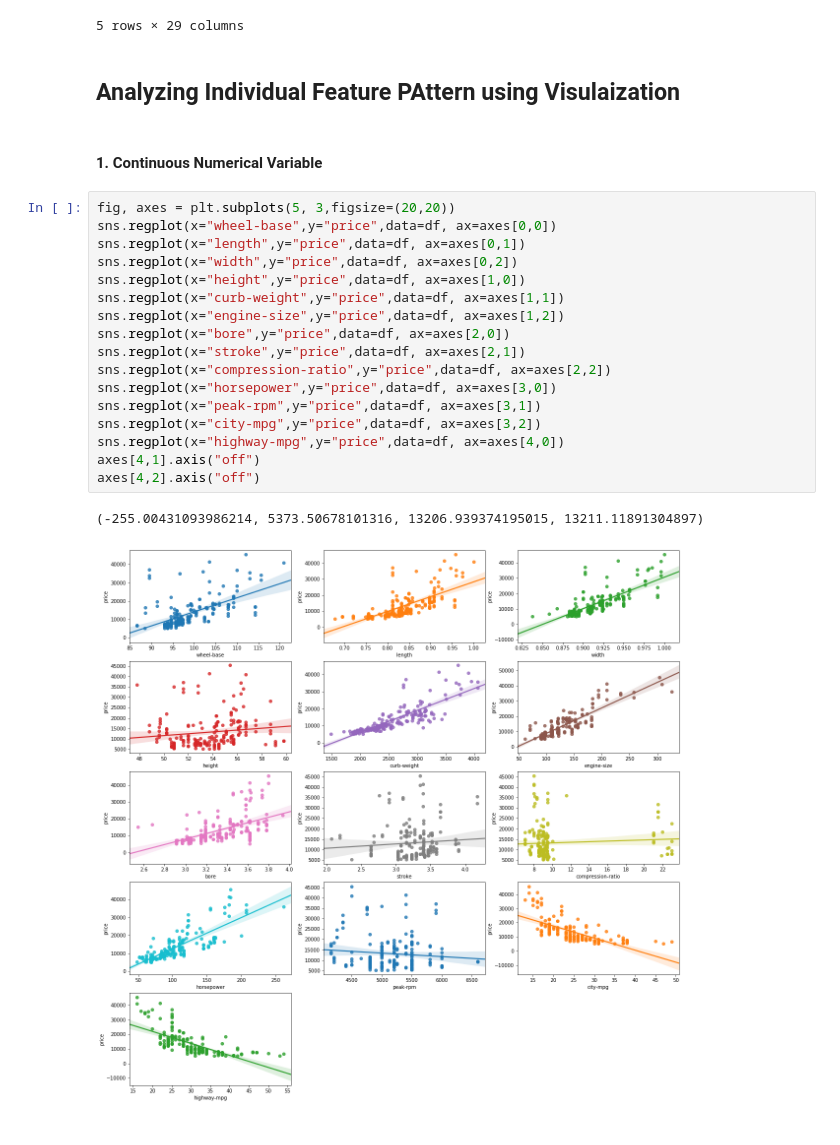
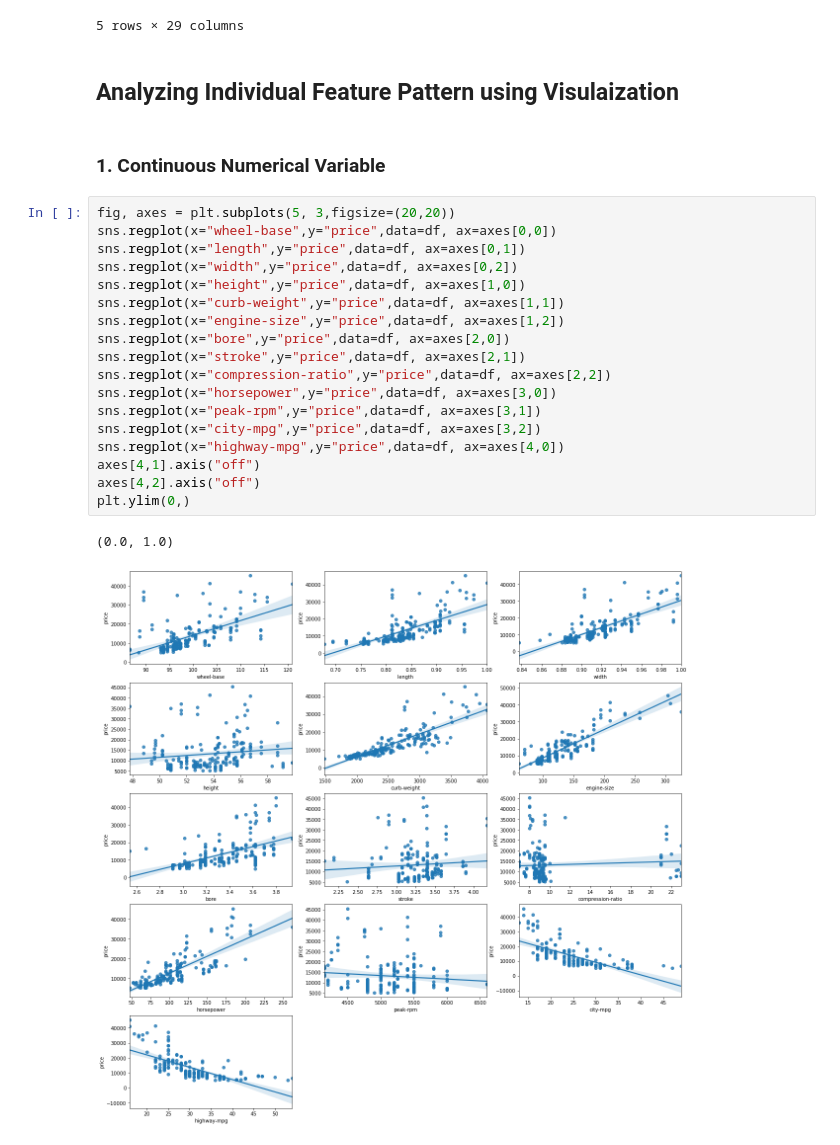
Before and after one commit to aitezazakhtar/exploratory-data-analysis, a Jupyter notebook: exploratory-analysis.ipynb, the cells around one changed output. Saved outputs shown, nothing was run; the diff lists cells and outputs as text.

```diff
--- a/exploratory-analysis.ipynb
+++ b/exploratory-analysis.ipynb
@@ -20,29 +20,30 @@ df.head(5)
 | 4 | 2 | 164 | audi | std | four | sedan | 4wd | ... |
 5 rows × 29 columns
 # %% [markdown]
-## Analyzing Individual Feature PAttern using Visulaization
+## Analyzing Individual Feature Pattern using Visulaization
 # %% [markdown]
-#### 1. Continuous Numerical Variable
+### 1. Continuous Numerical Variable
 # %%
 fig, axes = plt.subplots(5, 3,figsize=(20,20))
 sns.regplot(x="wheel-base",y="price",data=df, ax=axes[0,0])
 sns.regplot(x="length",y="price",data=df, ax=axes[0,1])
 sns.regplot(x="width",y="price",data=df, ax=axes[0,2])
 sns.regplot(x="height",y="price",data=df, ax=axes[1,0])
 sns.regplot(x="curb-weight",y="price",data=df, ax=axes[1,1])
 sns.regplot(x="engine-size",y="price",data=df, ax=axes[1,2])
 sns.regplot(x="bore",y="price",data=df, ax=axes[2,0])
 sns.regplot(x="stroke",y="price",data=df, ax=axes[2,1])
 sns.regplot(x="compression-ratio",y="price",data=df, ax=axes[2,2])
 sns.regplot(x="horsepower",y="price",data=df, ax=axes[3,0])
 sns.regplot(x="peak-rpm",y="price",data=df, ax=axes[3,1])
 sns.regplot(x="city-mpg",y="price",data=df, ax=axes[3,2])
 sns.regplot(x="highway-mpg",y="price",data=df, ax=axes[4,0])
 axes[4,1].axis("off")
 axes[4,2].axis("off")
+plt.ylim(0,)
 # %% [output]
-(-255.00431093986214, 5373.50678101316, 13206.939374195015, 13211.11891304897)
+(0.0, 1.0)
-[figure, old version]
+[figure, new version]
 # %% [markdown]
 From the above result we can conclude that :
 
```
Also changed, not shown: parts of 4 cells of this notebook.
